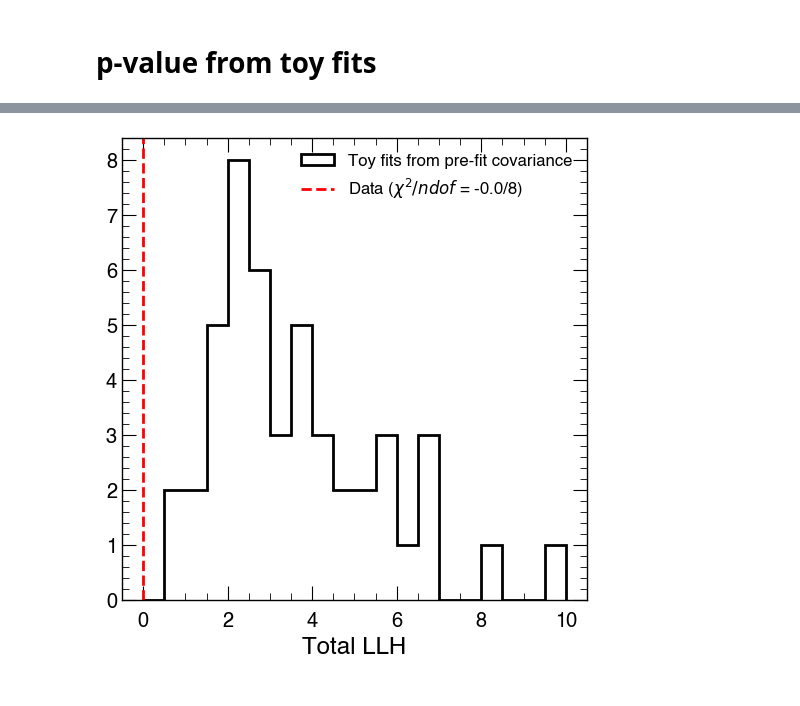
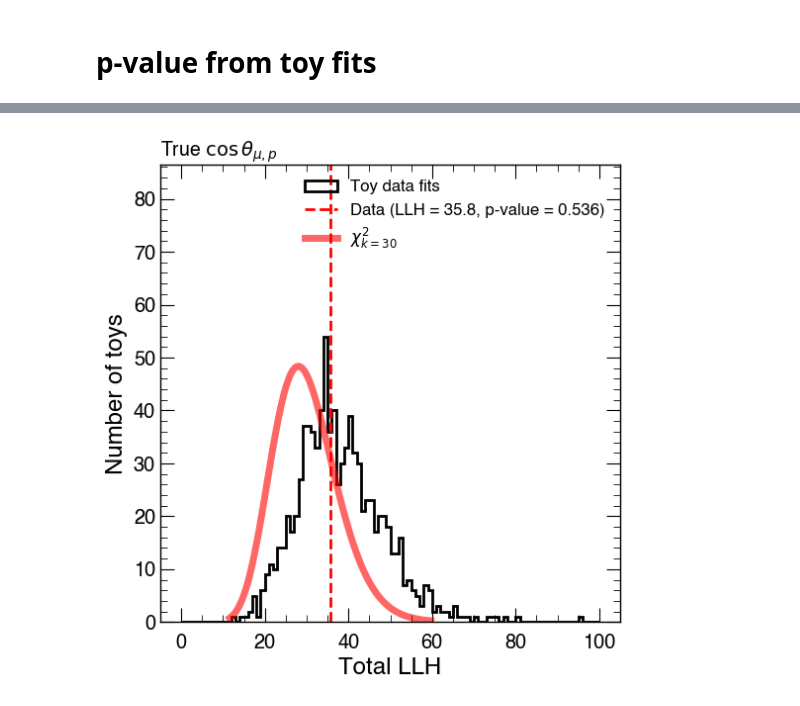
Before and after one commit to jedori0228/gundam_configs, a Jupyter notebook: run_configs/BaseConfig_250528/DrawFitterPlots_IndvFit.ipynb, the cells around one changed output, grey strips where cells are left out. Cells and saved outputs as stored; diff of their text form; code cells hidden in the pictures.

```diff
--- a/run_configs/BaseConfig_250528/DrawFitterPlots_IndvFit.ipynb
+++ b/run_configs/BaseConfig_250528/DrawFitterPlots_IndvFit.ipynb
@@ -902,3 +898,3 @@ ToyFitBranches = [
 # %%
 with uproot.open(f_FitOutput) as f:
-    DataFitResult = f['FitterEngine/postFit/bestFitStats'].arrays(ToyFitBranches, library='pd')
+    DataFitResult = f['FitterEngine/postFit/bestFitStats'].arrays(library='pd')
@@ -917,0 +905,15 @@ TotalLLHs = np.array(TotalLLHs)
+# %%
+ToyFit_output_csv = f'{ToyFitsOutputDir}/fit_results_{FitDataType}_{FitConfigType}_{VariableName}.csv'
+print(ToyFit_output_csv)
+df_ToyFitResults = pd.read_csv(ToyFit_output_csv)
+
+NToyFits = len(df_ToyFitResults)
+
+StatLLHs = df_ToyFitResults['statLikelihoodAtBestFit'].to_numpy()
+PenaltylLLHs = df_ToyFitResults['penaltyLikelihoodAtBestFit'].to_numpy()
+TotalLLHs = df_ToyFitResults['totalLikelihoodAtBestFit'].to_numpy()
+
+PerSampleStatLLHs = dict()
+for SelectionInfo in SelectionInfos:
+    SelectionName = SelectionInfo.Name
+    PerSampleStatLLHs[SelectionName] = df_ToyFitResults[f'{SelectionName}_{RecoVariableName}'].to_numpy()
@@ -918,9 +924,13 @@ TotalLLHs = np.array(TotalLLHs)
 # %%
 fig, ax = plt.subplots(figsize=(6,6))
 
-LLH_bins = np.linspace(0, 10, 100+1)
-LLH_bins = np.linspace(0, 10, 20+1)
+# LLH_bins = np.linspace(0, 100, 100+1)
+LLH_bins = np.linspace(0, 40, 40+1)
+if VariableName=='MuonProtonCos':
+    LLH_bins = np.linspace(0, 100, 100+1)
+# LLH_bins = np.linspace(0, 10, 20+1)
 
+dLLH = LLH_bins[1]-LLH_bins[0]
 
 h_ToyFit_TotalLLHs = np.histogram(
     TotalLLHs,
@@ -934,44 +944,69 @@ ax.hist(
     weights=h_ToyFit_TotalLLHs,
     color='k',
     histtype='step',
-    label='Toy fits from pre-fit covariance',
+    label='Toy data fits',
 )
 
-# ax.hist(
-#     TotalLLHs,
-#     bins=LLH_bins,
-#     histtype='step',
-#     color='k',
-#     label='Toy fits from pre-fit covariance'
-# )
+DataFitResult_StatLLH = DataFitResult['statLikelihoodAtBestFit'].iloc[0]
+DataFitResult_PenaltyLLH = DataFitResult['penaltyLikelihoodAtBestFit'].iloc[0]
+DataFitResult_TotalLLH = DataFitResult['totalLikelihoodAtBestFit'].iloc[0]
 
-DataFitResult_LLH = DataFitResult['totalLikelihoodAtBestFit'].iloc[0]
+NToysAboveData = 0
+for toy_llh in TotalLLHs:
+    if toy_llh>=DataFitResult_TotalLLH:
+        NToysAboveData += 1
+Data_pvalue = NToysAboveData/NToyFits
+
+print('@@ Total number of toys:', NToyFits)
+print('@@ Toys equal to or above the data:', NToysAboveData)
+print('@@ -> p-value:', Data_pvalue)
+
+DataLatex = 'Data:\n'
+DataLatex += r'$\mathrm{LLH}=\mathrm{LLH}_{\text{stat.}}+\mathrm{LLH}_{\text{penalty}}$'+'\n'
+DataLatex += '= %1.1f+%1.1f = %1.1f'%(DataFitResult_StatLLH, DataFitResult_PenaltyLLH, DataFitResult_TotalLLH)
+DataLatex += '\n(p-value = %1.3f)'%(Data_pvalue)
+
+DataLatex = 'Data (LLH = %1.1f, p-value = %1.3f)'%(DataFitResult_TotalLLH, Data_pvalue)
+
 ax.axvline(
-    x=DataFitResult_LLH,
+    x=DataFitResult_TotalLLH,
     color='r',
     linestyle='--',
-    label=r'Data ($\chi^{2}/ndof$ = %1.1f/%d)'%(DataFitResult_LLH, len(Binning)-1)
+    label=DataLatex,
 )
 
-# chi2pdf_df = 19
+# chi2 pdf
+
 chi2pdf_df = DataFitResult['nbDegreeOfFreedom'].iloc[0]
-chi2pdf_x = np.linspace(chi2.ppf(0.01, chi2pdf_df),
-                chi2.ppf(0.99, chi2pdf_df), 100)
+chi2pdf_x = np.linspace(chi2.ppf(0.001, chi2pdf_df),
+                chi2.ppf(0.999, chi2pdf_df), 100)
+chi2pdf_dx = chi2pdf_x[1]-chi2pdf_x[0]
 chi2pdf_y = chi2.pdf(chi2pdf_x, chi2pdf_df)
 area_chi2pdf = np.sum(chi2pdf_y)
-pvalue_from_chi2_dist = 1 - chi2.cdf(DataFitResult_LLH, chi2pdf_df)
-# ax.plot(
-#     chi2pdf_x,
-#     chi2pdf_y/area_chi2pdf*area_ToyFit_TotalLLHs,
-#     'r-',
-#     lw=5,
-#     alpha=0.6,
-#     label='chi2 pdf (p-value = %1.3f)'%(pvalue_from_chi2_dist)
-# )
+pvalue_from_chi2_dist = 1 - chi2.cdf(DataFitResult_TotalLLH, chi2pdf_df)
 
+ax.plot(
+    chi2pdf_x,
+    chi2pdf_y/area_chi2pdf*area_ToyFit_TotalLLHs * dLLH/chi2pdf_dx,
+    'r-',
+    lw=5,
+    alpha=0.6,
+    # label='chi2 pdf (p-value = %1.3f)'%(pvalue_from_chi2_dist),
+    label=r'$\chi^{2}_{k=%d}$'%(chi2pdf_df),
 
+)
 
-ax.legend()
+y_max = np.max(h_ToyFit_TotalLLHs)
+
+ax.set_ylim(0., y_max*1.6)
+
+ax.legend(loc='upper right')
 
 ax.set_xlabel('Total LLH')
+ax.set_ylabel('Number of toys')
+
+icarusplot.AddTextTopLeft(ax, variableInfo.Latex)
+
+outputName = f'ToyFit_LLHs_{VariableName}.pdf'
+fig.savefig(f'{PlotBaseDir}/{outputName}', bbox_inches='tight')
 # %% [output]
@@ -979 +1016 @@ Text(0.5, 0, 'Total LLH')
-[figure, old version]
+[figure, new version]
```
Also changed, not shown: parts of 29 cells of this notebook, 3 other files.
